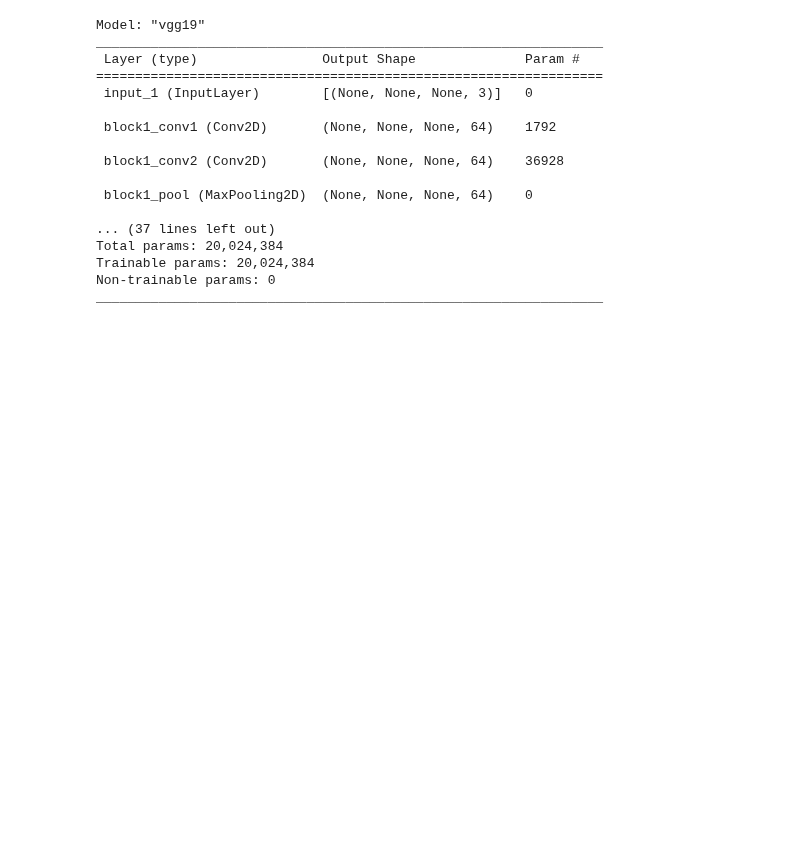
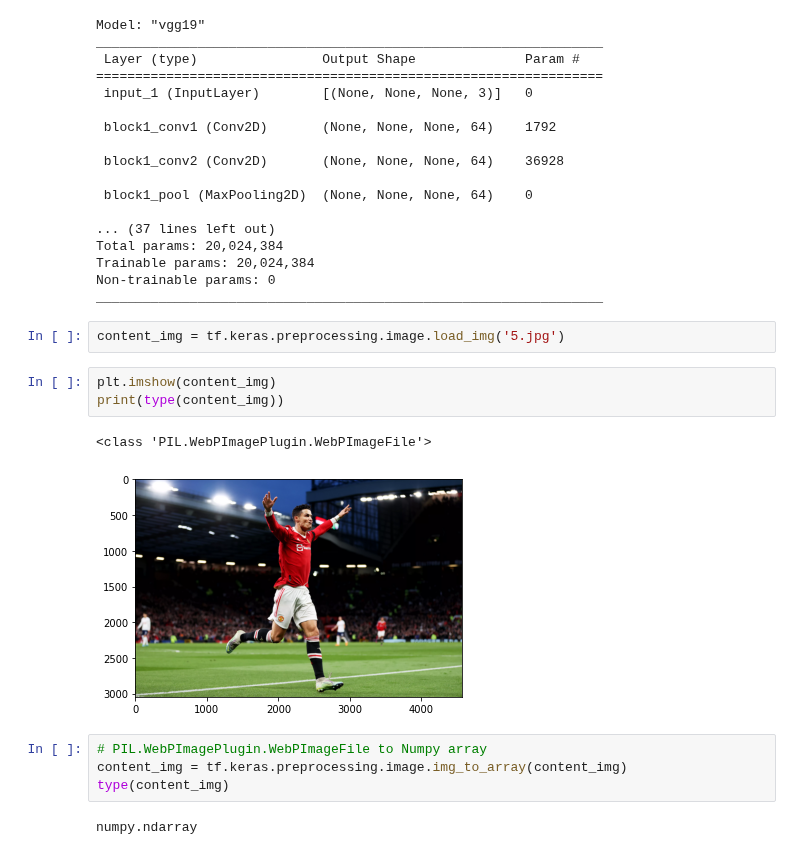
Before and after one commit to mralamdari/Computer-Vision-Projects, a Jupyter notebook: Style_Transfer.ipynb, the cells around one changed output. Cells and saved outputs as stored; diff of their text form; blank space fills up the shorter version.

```diff
--- a/Style_Transfer.ipynb
+++ b/Style_Transfer.ipynb
@@ -30,3 +30,17 @@ Total params: 20,024,384
 Trainable params: 20,024,384
 Non-trainable params: 0
 _________________________________________________________________
+# %%
+content_img = tf.keras.preprocessing.image.load_img('5.jpg')
+# %%
+plt.imshow(content_img)
+print(type(content_img))
+# %% [output]
+<class 'PIL.WebPImagePlugin.WebPImageFile'>
+[figure, added]
+# %%
+# PIL.WebPImagePlugin.WebPImageFile to Numpy array
+content_img = tf.keras.preprocessing.image.img_to_array(content_img)
+type(content_img)
+# %% [output]
+numpy.ndarray
```
